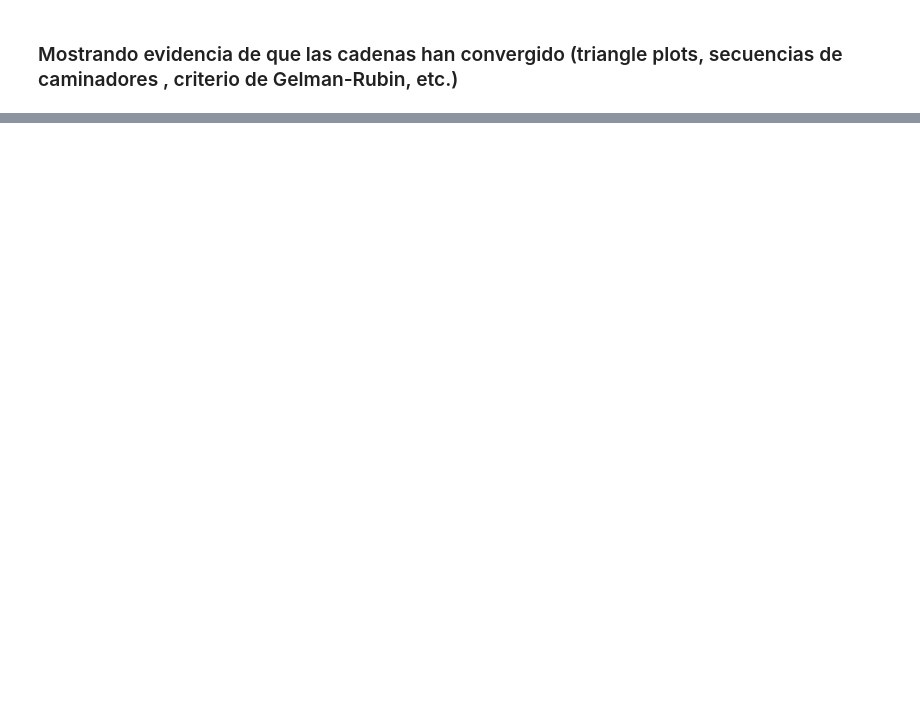
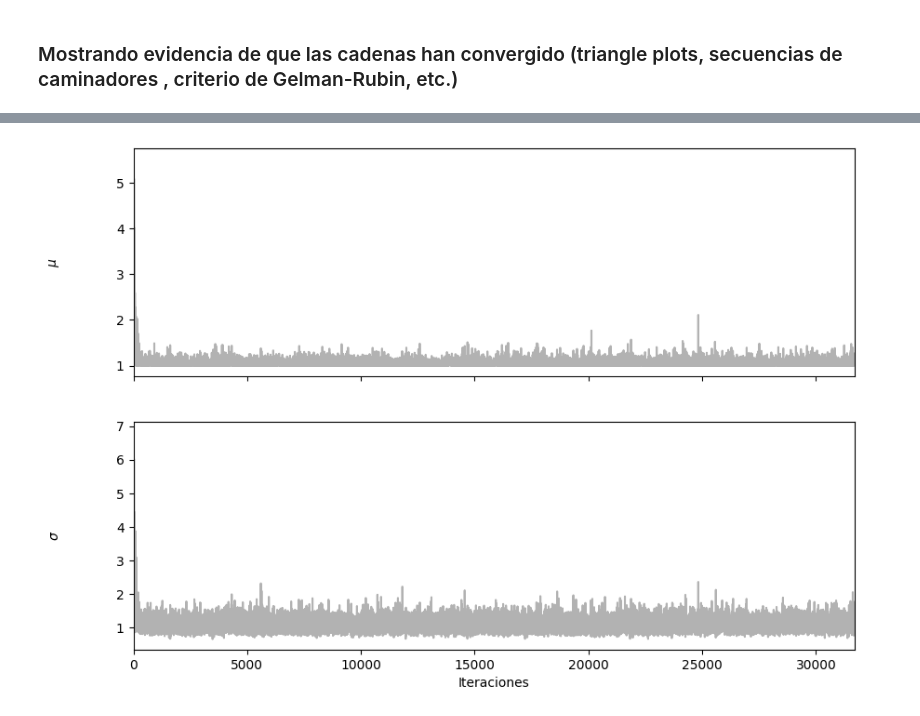
Before and after one commit to DCI-alxogm/ml2023-Diego1733, a Jupyter notebook: Oct06-07/Oct06_07.ipynb, the cells around one changed output, grey strips where cells are left out. Drawn from its saved outputs; the diff is of its cells as text; code cells hidden in the pictures; blank space fills up the shorter version.

```diff
--- a/Oct06-07/Oct06_07.ipynb
+++ b/Oct06-07/Oct06_07.ipynb
@@ -156,0 +295,79 @@ plt.show()
+# %%
+import emcee
+import corner
+
+# Función de log-likelihood (logaritmo del likelihood)
+def log_likelihood(params):
+    mu, sigma = params
+    y_pred = mu * x
+    log_likelihood_values = -0.5 * np.sum((y - y_pred) ** 2 / sigma ** 2 + np.log(2 * np.pi * sigma ** 2))
+    return log_likelihood_values
+
+# Función de log-prior (logaritmo del prior)
+def log_prior(params):
+    mu, sigma = params
+    if 0 <= mu <= 10 and 0 <= sigma <= 10:
+        return 0.0
+    else:
+        return -np.inf
+
+# Función para calcular el logaritmo del posterior
+def log_posterior(params):
+    return log_likelihood(params) + log_prior(params)
+
+# Parámetros iniciales y configuración emcee
+initial_params = [0.0, 10.0]
+num_walkers = 32
+num_samples = 10000
+num_threads = 4
+
+# Inicializa los caminadores en torno a los parámetros iniciales
+initial_positions = initial_params + 1e-4 * np.random.randn(num_walkers, 2)
+
+# Configura el sampler de emcee
+sampler = emcee.EnsembleSampler(num_walkers, 2, lambda params: log_posterior(params), threads=num_threads)
+
+# Ejecuta el MCMC
+sampler.run_mcmc(initial_positions, num_samples, progress=True)
+
+# Obtén las cadenas de muestra
+samples = sampler.get_chain(discard=100, thin=10, flat=True)
+
+# Calcula la media y la desviación estándar de las muestras
+mu_emcee = np.mean(samples[:, 0])
+sigma_emcee = np.mean(samples[:, 1])
+
+# Imprime los valores estimados de mu y sigma
+print("Valor estimado de mu (usando emcee):", mu_emcee)
+print("Valor estimado de sigma (usando emcee):", sigma_emcee)
+
+# Grafica los resultados
+fig, axes = plt.subplots(2, figsize=(10, 7), sharex=True)
+samples[:, 0] = np.exp(samples[:, 0])  # Exponencial para convertir sigma de log a lineal
+labels = [r"$\mu$", r"$\sigma$"]
+for i in range(2):
+    ax = axes[i]
+    ax.plot(samples[:, i], "k", alpha=0.3)
+    ax.set_xlim(0, len(samples))
+    ax.set_ylabel(labels[i])
+    ax.yaxis.set_label_coords(-0.1, 0.5)
+
+axes[-1].set_xlabel("Iteraciones")
+
+# Triangle plot
+fig = corner.corner(samples, labels=labels, quantiles=[0.16, 0.5, 0.84], show_titles=True, title_kwargs={"fontsize": 12})
+
+plt.show()
+
+# Comprobación de convergencia con criterio de Gelman-Rubin
+def gelman_rubin_diagnostic(samples):
+    n, m = samples.shape
+    B_over_n = np.sum((np.mean(samples, axis=1) - np.mean(samples))**2) / (m - 1)
+    W = np.mean([np.var(samples[i]) for i in range(n)])
+    var_theta = (m - 1) / m * W + B_over_n
+    R_hat = np.sqrt(var_theta / W)
+    return R_hat
+
+R_hat = gelman_rubin_diagnostic(samples)
+print("Criterio de Gelman-Rubin (R_hat):", R_hat)
+# %% [output]
@@ -156,0 +377 @@ plt.show()
+[figure, added]
```
Also changed, not shown: parts of 16 cells of this notebook.
